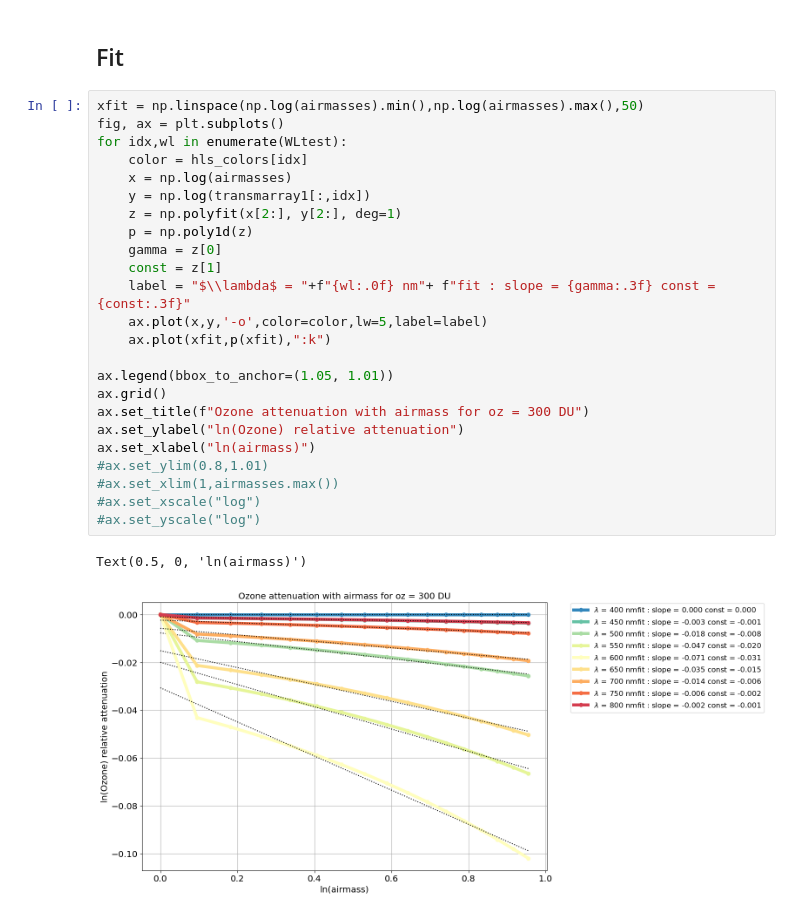
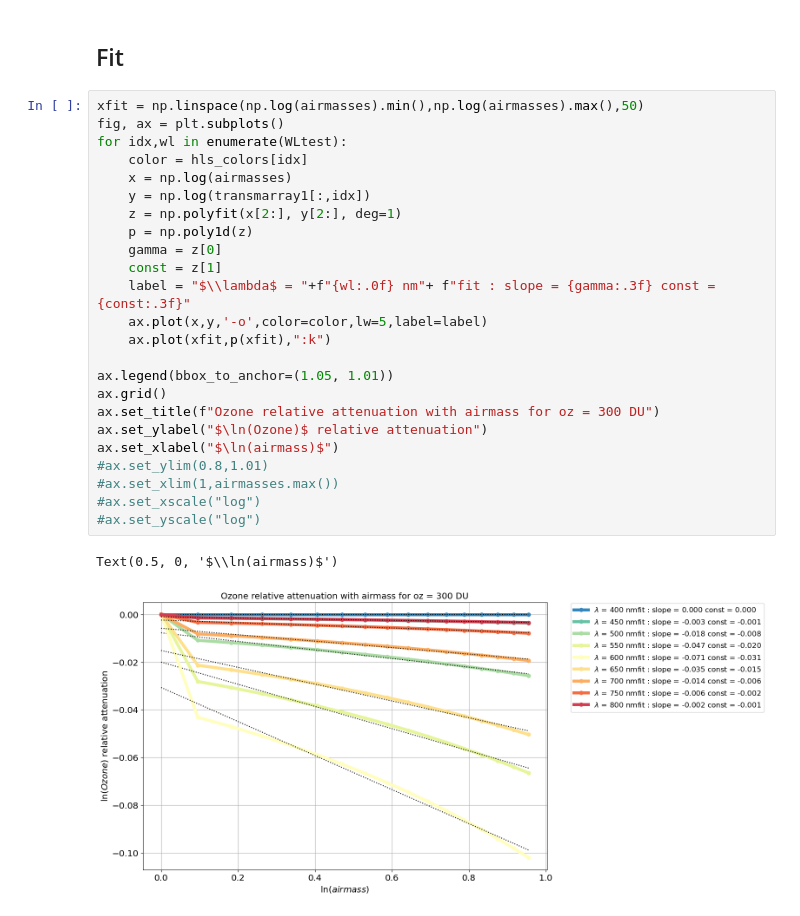
Before and after one commit to LSSTDESC/getObsAtmo, a Jupyter notebook: docs/notebooks/plot_ozonevsairmass.ipynb, the cells around one changed output. Cells and saved outputs as stored; diff of their text form.

```diff
--- a/docs/notebooks/plot_ozonevsairmass.ipynb
+++ b/docs/notebooks/plot_ozonevsairmass.ipynb
@@ -267,30 +267,30 @@ ax.set_yscale("log")
 # %%
 xfit = np.linspace(np.log(airmasses).min(),np.log(airmasses).max(),50)
 fig, ax = plt.subplots()
 for idx,wl in enumerate(WLtest):
     color = hls_colors[idx]
     x = np.log(airmasses)
     y = np.log(transmarray1[:,idx])
     z = np.polyfit(x[2:], y[2:], deg=1)
     p = np.poly1d(z)
     gamma = z[0]
     const = z[1]
     label = "$\\lambda$ = "+f"{wl:.0f} nm"+ f"fit : slope = {gamma:.3f} const = {const:.3f}"
     ax.plot(x,y,'-o',color=color,lw=5,label=label)
     ax.plot(xfit,p(xfit),":k")
 
 ax.legend(bbox_to_anchor=(1.05, 1.01))
 ax.grid()
-ax.set_title(f"Ozone attenuation with airmass for oz = 300 DU")
-ax.set_ylabel("ln(Ozone) relative attenuation")
-ax.set_xlabel("ln(airmass)")
+ax.set_title(f"Ozone relative attenuation with airmass for oz = 300 DU")
+ax.set_ylabel("$\ln(Ozone)$ relative attenuation")
+ax.set_xlabel("$\ln(airmass)$")
 #ax.set_ylim(0.8,1.01)
 #ax.set_xlim(1,airmasses.max())
 #ax.set_xscale("log")
 #ax.set_yscale("log")
 # %% [output]
-Text(0.5, 0, 'ln(airmass)')
+Text(0.5, 0, '$\\ln(airmass)$')
-[figure, old version]
+[figure, new version]
 # %%
 xfit = np.linspace(np.log(airmasses).min(),np.log(airmasses).max(),50)
 fig, ax = plt.subplots()
```
Also changed, not shown: parts of 4 cells of this notebook, 2 other files.
